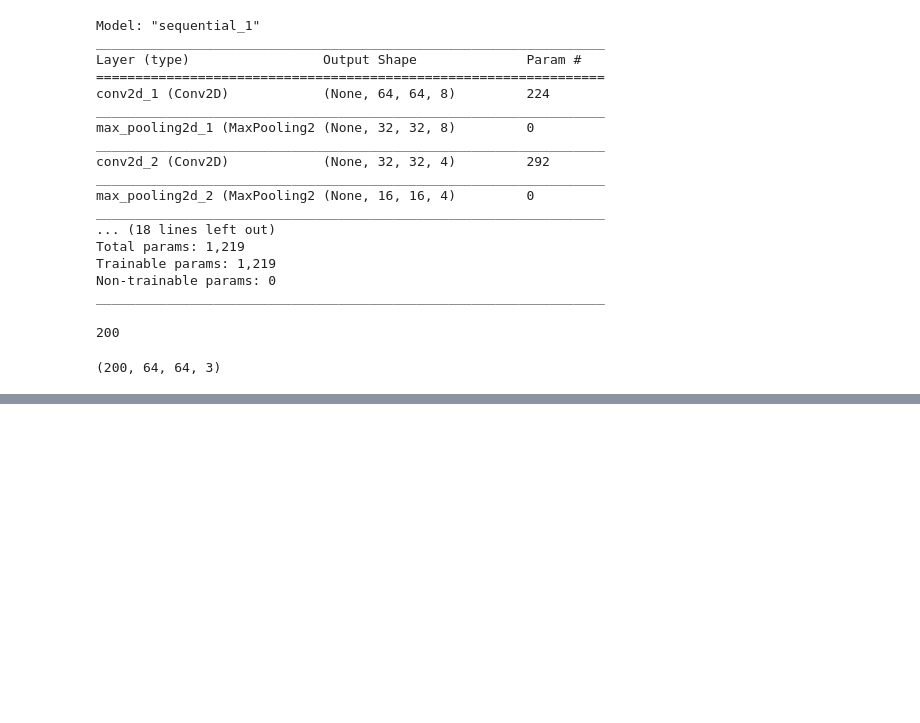
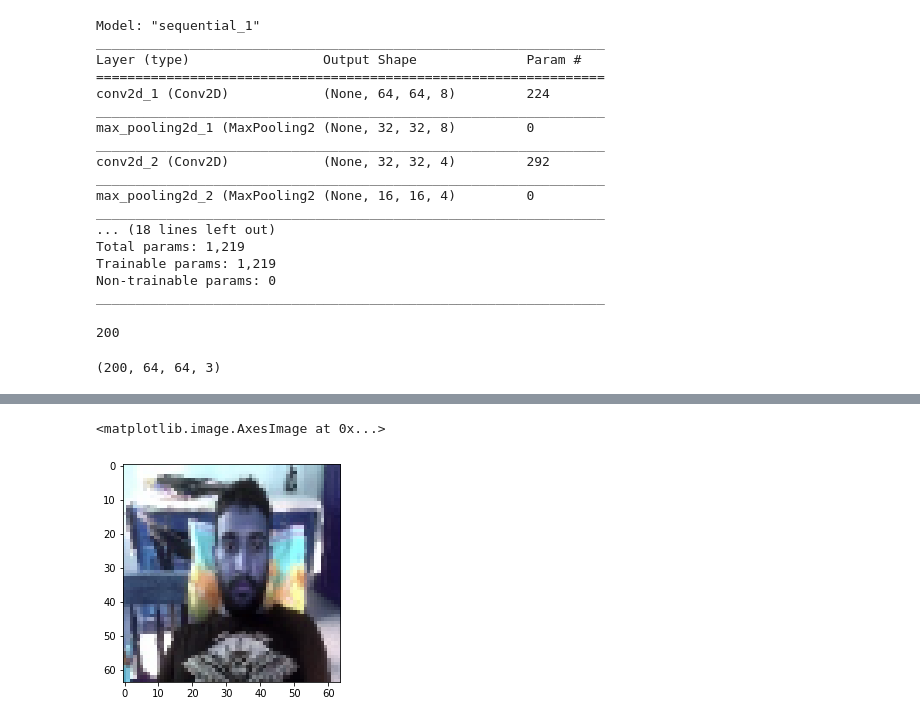
Before and after one commit to fali007/autoencoders, a Jupyter notebook: 3x3 image auto encoder-(64 x 64).ipynb, the cells around one changed output, grey strips where cells are left out. Cells and saved outputs as stored; diff of their text form; code cells hidden in the pictures; blank space fills up the shorter version.

```diff
--- a/3x3 image auto encoder-(64 x 64).ipynb
+++ b/3x3 image auto encoder-(64 x 64).ipynb
@@ -104,4 +104,7 @@ Epoch 20/20
 # %%
 dat=model.predict(x[:5])
 # %%
-plt.imshow()
+plt.imshow(x[0])
+# %% [output]
+<matplotlib.image.AxesImage at 0x...>
+[figure, added]
```
Also changed, not shown: parts of 8 cells of this notebook.
